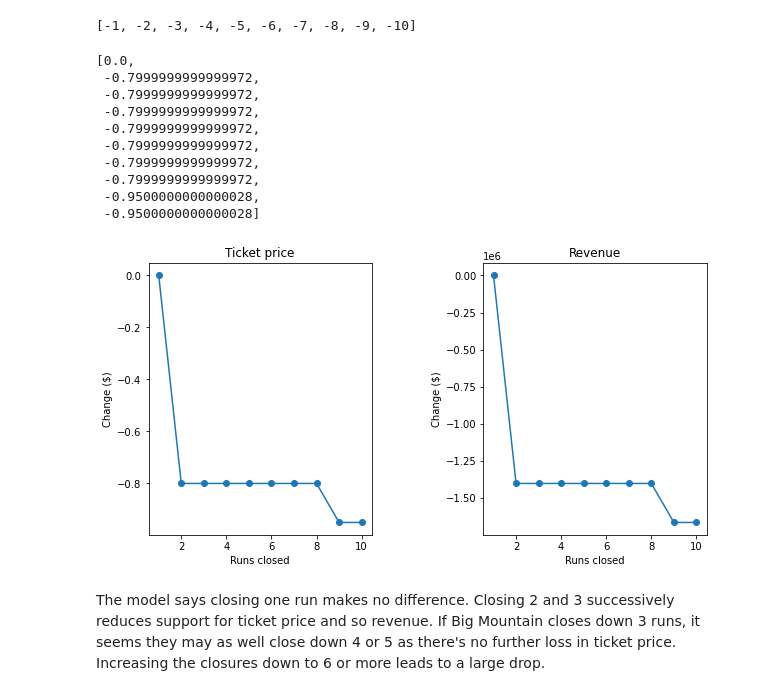
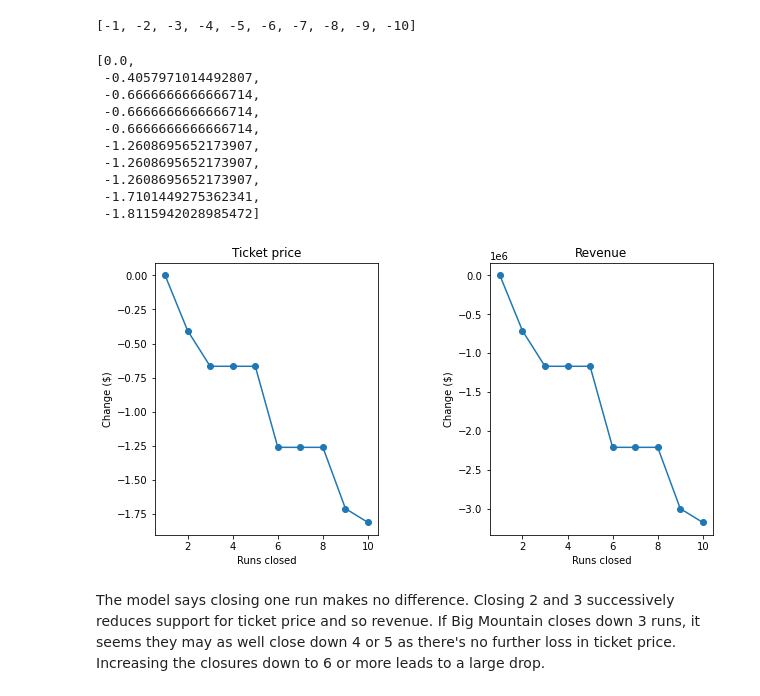
Before and after one commit to bashoori/Data-Science-Projects, a Jupyter notebook: Guided Capstone/Step Five - Modeling/05_modeling.ipynb, the cells around one changed output. Drawn from its saved outputs; the diff is of its cells as text; code cells hidden in the pictures.

```diff
--- a/Guided Capstone/Step Five - Modeling/05_modeling.ipynb
+++ b/Guided Capstone/Step Five - Modeling/05_modeling.ipynb
@@ -67,7 +66,7 @@ Warning: model created under different sklearn version
 # %% [markdown]
 ## 5.5 Load Data<a id='5.5_Load_Data'></a>
 # %%
-ski_data = pd.read_csv('data/ski_data_step3_features.csv')
+ski_data = pd.read_csv('/data/ski_data_step3_features.csv')
 # %%
 big_mountain = ski_data[ski_data.Name == 'Big Mountain Resort']
 # %%
@@ -328,35 +331,33 @@ price_deltas = [predict_increase(['Runs'], [delta]) for delta in runs_delta]
 price_deltas
 # %% [output]
 [0.0,
- -0.7999999999999972,
- -0.7999999999999972,
- -0.7999999999999972,
- -0.7999999999999972,
- -0.7999999999999972,
- -0.7999999999999972,
- -0.7999999999999972,
- -0.9500000000000028,
- -0.9500000000000028]
+ -0.4057971014492807,
+ -0.6666666666666714,
+ -0.6666666666666714,
+ -0.6666666666666714,
+ -1.2608695652173907,
+ -1.2608695652173907,
+ -1.2608695652173907,
+ -1.7101449275362341,
+ -1.8115942028985472]
 # %%
 #Code task 3#
 #Create two plots, side by side, for the predicted ticket price change (delta) for each
 #condition (number of runs closed) in the scenario and the associated predicted revenue
 #change on the assumption that each of the expected visitors buys 5 tickets
 #There are two things to do here:
 #1 - use a list comprehension to create a list of the number of runs closed from `runs_delta`
 #2 - use a list comprehension to create a list of predicted revenue changes from `price_deltas`
-
-runs_closed = [-1 * price_deltas for price_deltas in runs_delta] #1
+runs_closed = [-1 * run for run in runs_delta] #1
 fig, ax = plt.subplots(1, 2, figsize=(10, 5))
 fig.subplots_adjust(wspace=0.5)
 ax[0].plot(runs_closed, price_deltas, 'o-')
 ax[0].set(xlabel='Runs closed', ylabel='Change ($)', title='Ticket price')
-
-revenue_deltas = [5 * expected_visitors * price_deltas for price_deltas in price_deltas] #2
+revenue_deltas = [5 * expected_visitors * change for change in price_deltas] #2
 ax[1].plot(runs_closed, revenue_deltas, 'o-')
 ax[1].set(xlabel='Runs closed', ylabel='Change ($)', title='Revenue');
 # %% [output]
-[figure, old version]
+[figure, new version]
 # %% [markdown]
 The model says closing one run makes no difference. Closing 2 and 3 successively reduces support for ticket price and so revenue. If Big Mountain closes down 3 runs, it seems they may as well close down 4 or 5 as there's no further loss in ticket price. Increasing the closures down to 6 or more leads to a large drop.
 # %% [markdown]
```
Also changed, not shown: parts of 15 cells of this notebook.
